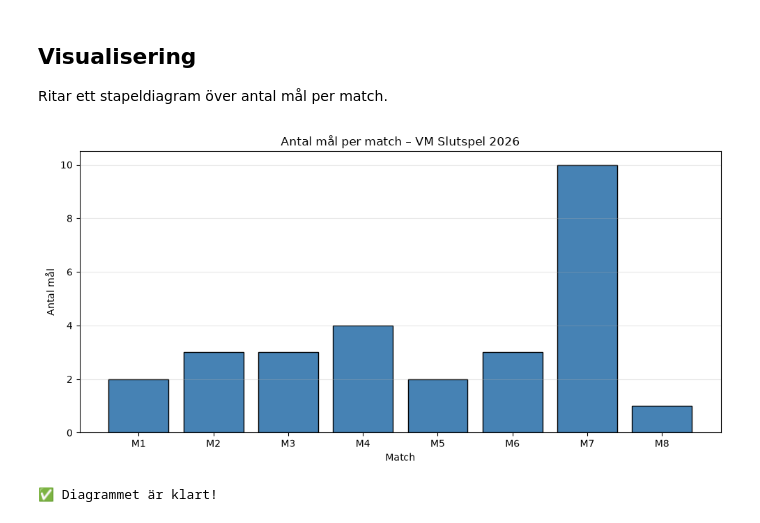
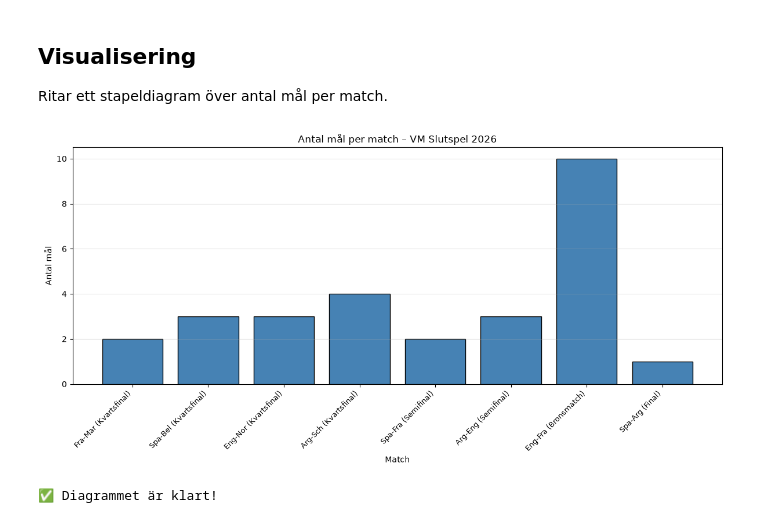
Before and after one commit to Youseffellah/fotbollsprojekt, a Jupyter notebook: fotbollsprojekt.ipynb, the cells around one changed output. Drawn from its saved outputs; the diff is of its cells as text; code cells hidden in the pictures.

Commit message:
feat: visa lagnamn och omgång i diagrammet

```diff
--- a/fotbollsprojekt.ipynb
+++ b/fotbollsprojekt.ipynb
@@ -324,29 +324,29 @@ antal_oavgjorda: 0
 Ritar ett stapeldiagram över antal mål per match.
 # %%
 # Förbered data för diagrammet
-matcher_namn = []   # Lista med matchnamn (M1, M2, ...)
-antal_mål = []      # Lista med antal mål per match
+matcher_namn = []
+antal_mål = []
 
 # Loopa igenom alla matcher och samla data
-for i, match in enumerate(alla_matcher, 1):
-    matcher_namn.append(f"M{i}")
+for match in alla_matcher:
+    namn = f"{match.lag1[:3]}-{match.lag2[:3]} ({match.omgång})"
+    matcher_namn.append(namn)
     antal_mål.append(match.lag1_mal + match.lag2_mal)
 
 # Skapa diagrammet
-plt.figure(figsize=(10, 5))
+plt.figure(figsize=(12, 6))
 plt.bar(matcher_namn, antal_mål, color="steelblue", edgecolor="black")
 
-# Lägg till titel och etiketter
 plt.title("Antal mål per match – VM Slutspel 2026")
 plt.xlabel("Match")
 plt.ylabel("Antal mål")
+plt.xticks(rotation=45, ha="right", fontsize=9)
 plt.grid(axis="y", alpha=0.3)
 
-# Visa diagrammet
 plt.tight_layout()
 plt.show()
 
 print("✅ Diagrammet är klart!")
 # %% [output]
-[figure, old version]
+[figure, new version]
 ✅ Diagrammet är klart!
```
